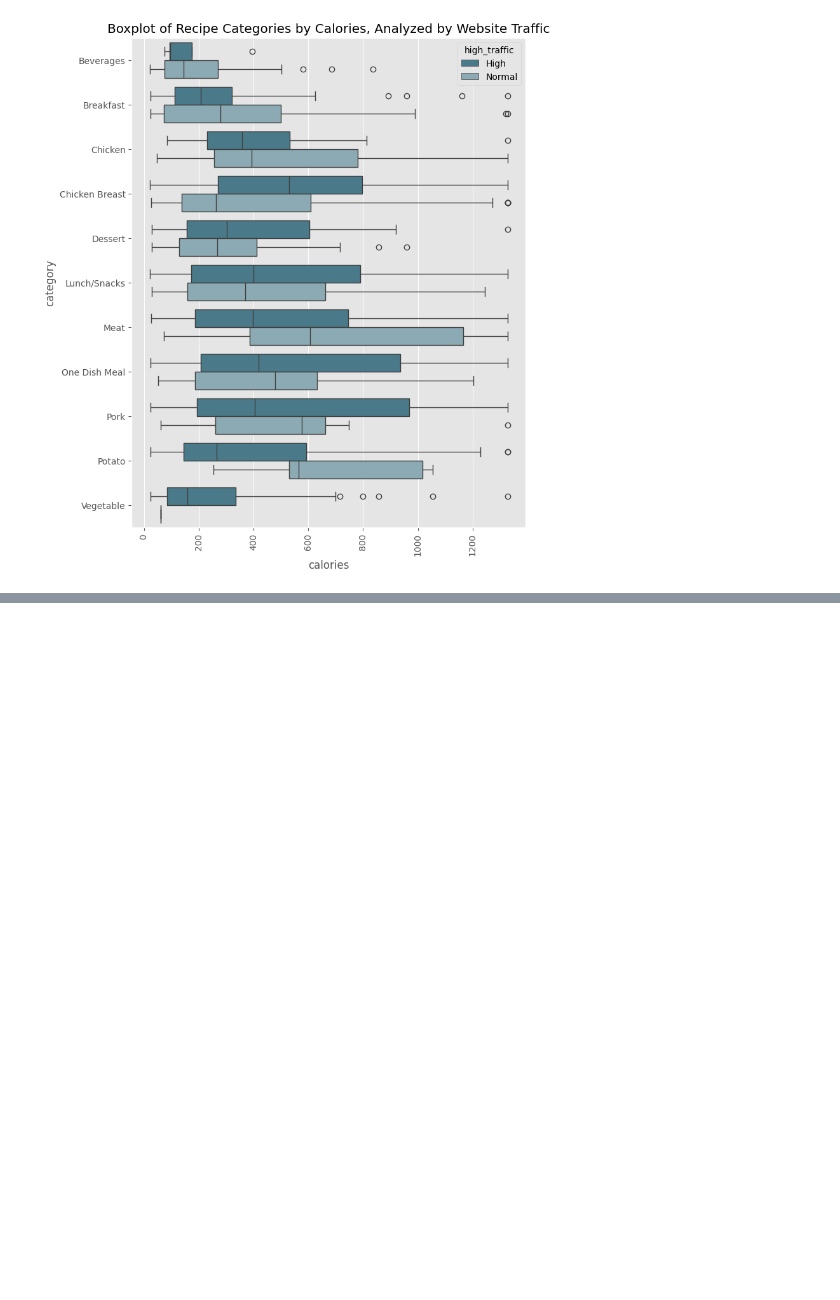
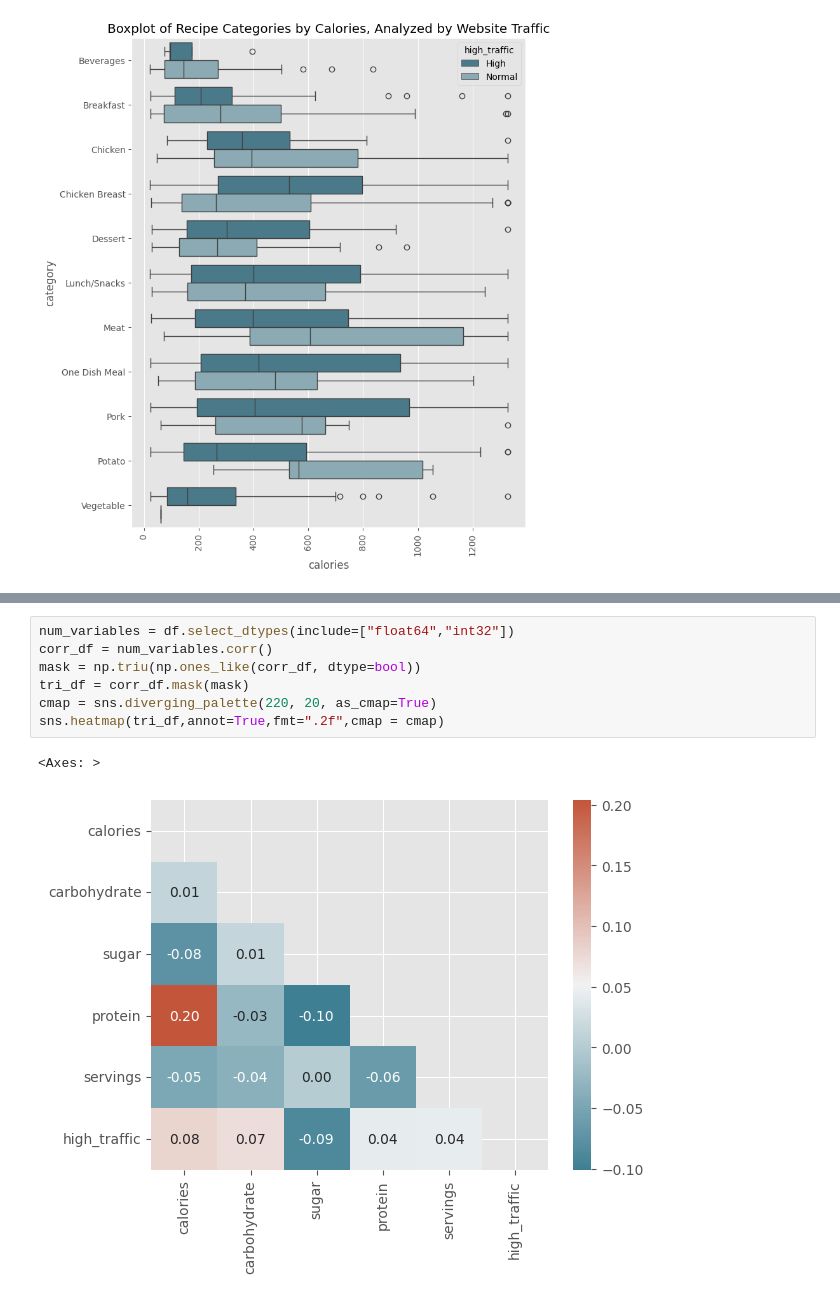
Before and after one commit to kntvrl/predicting_high_traffic_recipes_project, a Jupyter notebook: recipe.ipynb, the cells around one changed output, grey strips where cells are left out. Drawn from its saved outputs; the diff is of its cells as text; blank space fills up the shorter version.

```diff
--- a/recipe.ipynb
+++ b/recipe.ipynb
@@ -667,0 +795,10 @@ plt.show()
+# %%
+num_variables = df.select_dtypes(include=["float64","int32"])
+corr_df = num_variables.corr()
+mask = np.triu(np.ones_like(corr_df, dtype=bool))
+tri_df = corr_df.mask(mask)
+cmap = sns.diverging_palette(220, 20, as_cmap=True)
+sns.heatmap(tri_df,annot=True,fmt=".2f",cmap = cmap)
+# %% [output]
+<Axes: >
+[figure, added]
```
Also changed, not shown: parts of 25 cells of this notebook.
